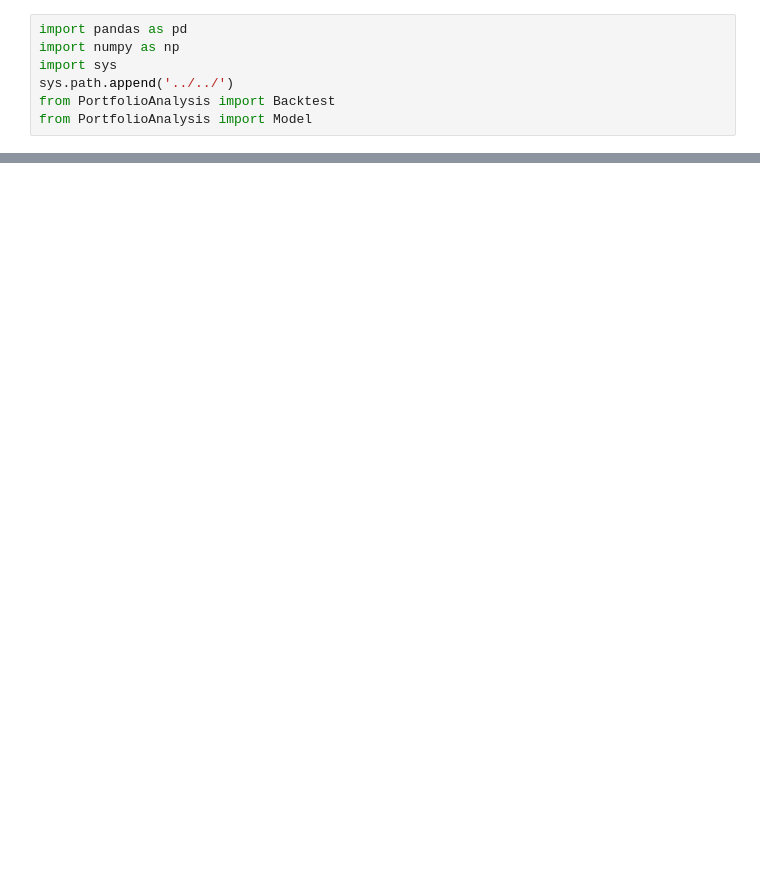
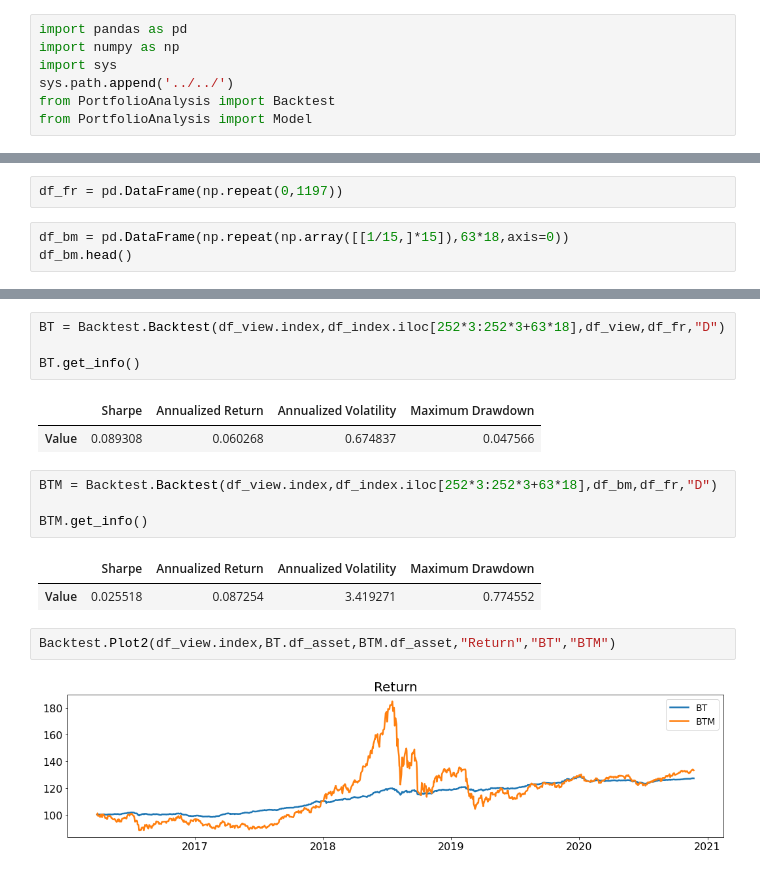
Before and after one commit to JZ-H/Portfolio_Analysis, a Jupyter notebook: Model/Risk_Parity_Model/RPModel_Backtest.ipynb, the cells around one changed output, grey strips where cells are left out. Drawn from its saved outputs; the diff is of its cells as text; blank space fills up the shorter version.

```diff
--- a/Model/Risk_Parity_Model/RPModel_Backtest.ipynb
+++ b/Model/Risk_Parity_Model/RPModel_Backtest.ipynb
@@ -28,0 +103,5 @@ ValueError: cannot reshape array of size 2406 into shape (6,3)
+# %%
+df_fr = pd.DataFrame(np.repeat(0,1197))
+# %%
+df_bm = pd.DataFrame(np.repeat(np.array([[1/15,]*15]),63*18,axis=0))
+df_bm.head()
@@ -28,0 +115,18 @@ ValueError: cannot reshape array of size 2406 into shape (6,3)
+# %%
+BT = Backtest.Backtest(df_view.index,df_index.iloc[252*3:252*3+63*18],df_view,df_fr,"D")
+
+BT.get_info()
+# %% [output]
+|  | Sharpe | Annualized Return | Annualized Volatility | Maximum Drawdown |
+| Value | 0.089308 | 0.060268 | 0.674837 | 0.047566 |
+# %%
+BTM = Backtest.Backtest(df_view.index,df_index.iloc[252*3:252*3+63*18],df_bm,df_fr,"D")
+
+BTM.get_info()
+# %% [output]
+|  | Sharpe | Annualized Return | Annualized Volatility | Maximum Drawdown |
+| Value | 0.025518 | 0.087254 | 3.419271 | 0.774552 |
+# %%
+Backtest.Plot2(df_view.index,BT.df_asset,BTM.df_asset,"Return","BT","BTM")
+# %% [output]
+[figure, added]
```
Also changed, not shown: parts of 14 cells of this notebook, 1 other file.
